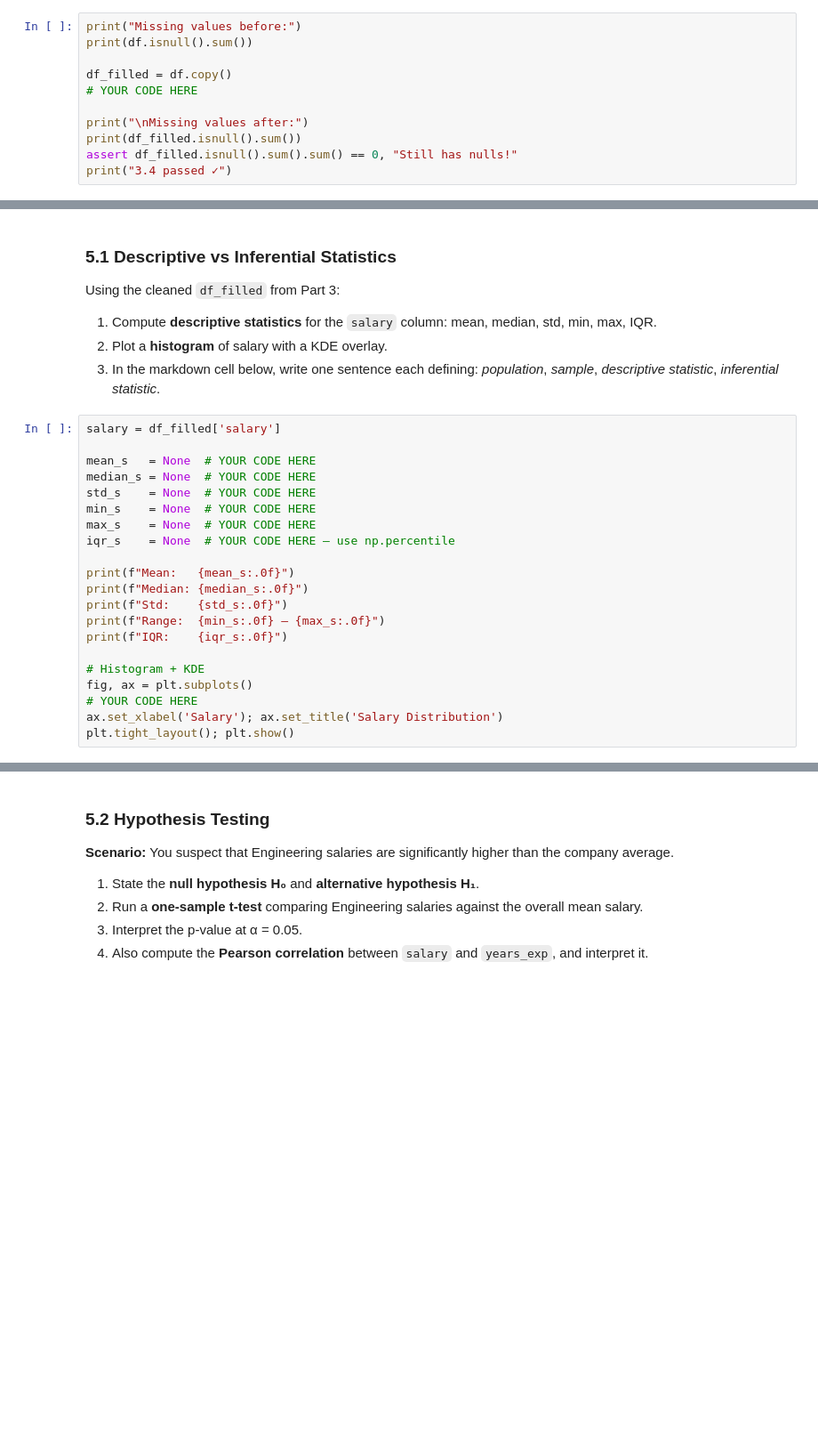
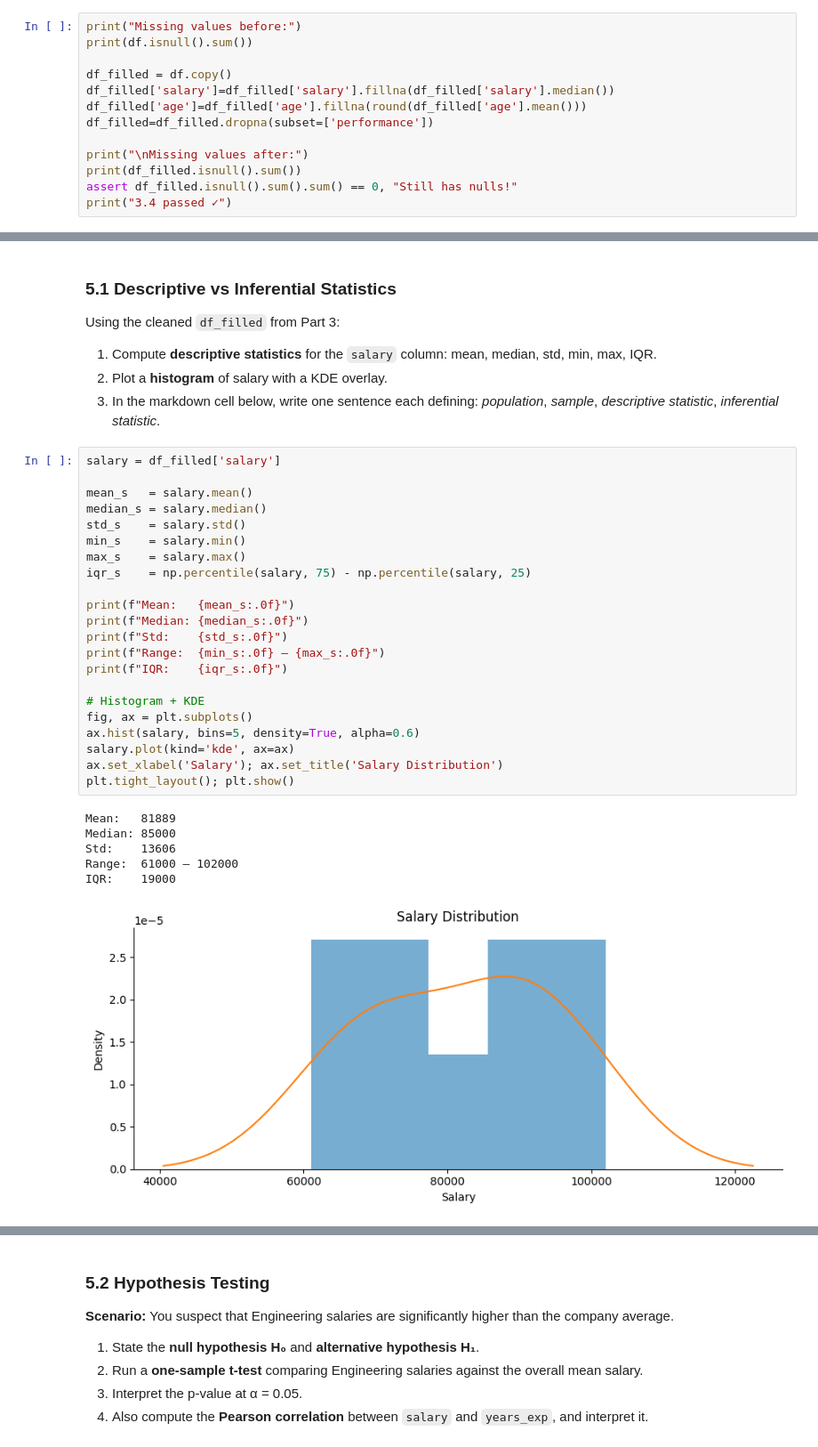
Before and after one commit to sumedhabhadauria/Assignments, a Jupyter notebook: week1_SumedhaBhadauria.ipynb, the cells around one changed output, grey strips where cells are left out. Shown at 89% size. Saved outputs shown, nothing was run; the diff lists cells and outputs as text; blank space fills up the shorter version.

```diff
--- a/week1_SumedhaBhadauria.ipynb
+++ b/week1_SumedhaBhadauria.ipynb
@@ -268,7 +347,9 @@ print("Missing values before:")
 print(df.isnull().sum())
 
 df_filled = df.copy()
-# YOUR CODE HERE
+df_filled['salary']=df_filled['salary'].fillna(df_filled['salary'].median())
+df_filled['age']=df_filled['age'].fillna(round(df_filled['age'].mean()))
+df_filled=df_filled.dropna(subset=['performance'])
 
 print("\nMissing values after:")
 print(df_filled.isnull().sum())
@@ -405,21 +580,29 @@ Using the cleaned `df_filled` from Part 3:
 # %%
 salary = df_filled['salary']
 
-mean_s   = None  # YOUR CODE HERE
-median_s = None  # YOUR CODE HERE
-std_s    = None  # YOUR CODE HERE
-min_s    = None  # YOUR CODE HERE
-max_s    = None  # YOUR CODE HERE
-iqr_s    = None  # YOUR CODE HERE — use np.percentile
+mean_s   = salary.mean()
+median_s = salary.median()
+std_s    = salary.std()
+min_s    = salary.min()
+max_s    = salary.max()
+iqr_s    = np.percentile(salary, 75) - np.percentile(salary, 25)
 
 print(f"Mean:   {mean_s:.0f}")
 print(f"Median: {median_s:.0f}")
 print(f"Std:    {std_s:.0f}")
 print(f"Range:  {min_s:.0f} – {max_s:.0f}")
 print(f"IQR:    {iqr_s:.0f}")
 
 # Histogram + KDE
 fig, ax = plt.subplots()
-# YOUR CODE HERE
+ax.hist(salary, bins=5, density=True, alpha=0.6)
+salary.plot(kind='kde', ax=ax)
 ax.set_xlabel('Salary'); ax.set_title('Salary Distribution')
 plt.tight_layout(); plt.show()
+# %% [output]
+Mean:   81889
+Median: 85000
+Std:    13606
+Range:  61000 – 102000
+IQR:    19000
+[figure, added]
```
Also changed, not shown: parts of 23 cells of this notebook.
